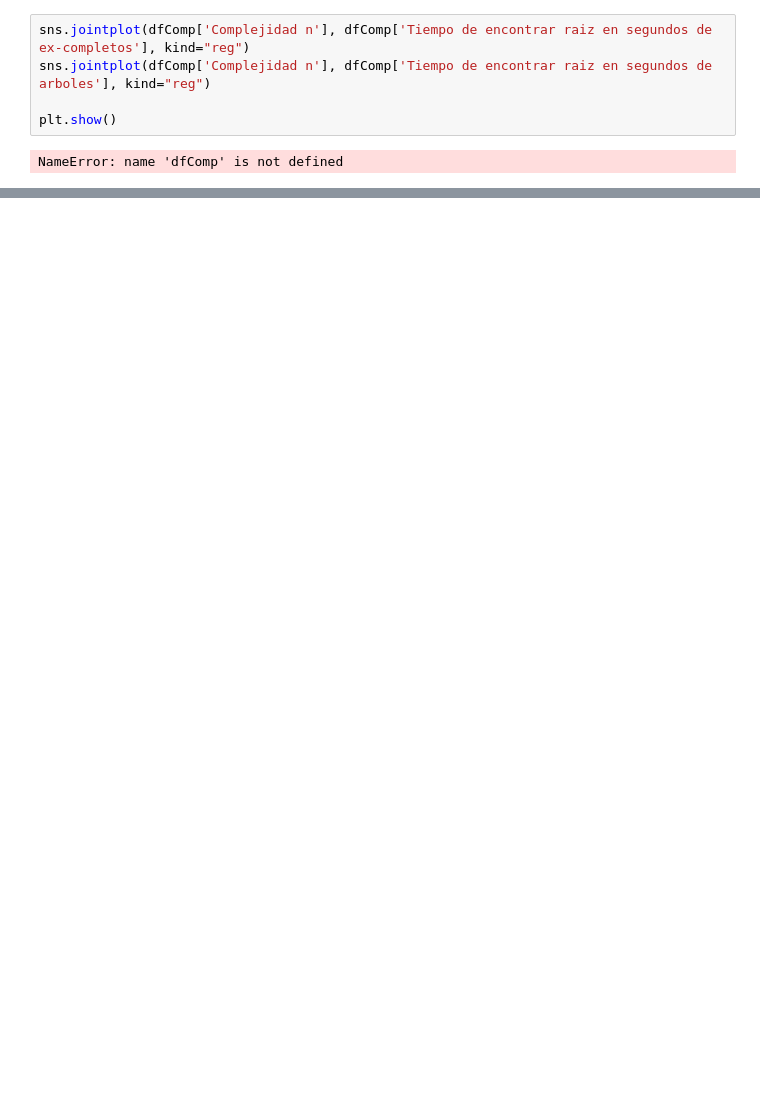
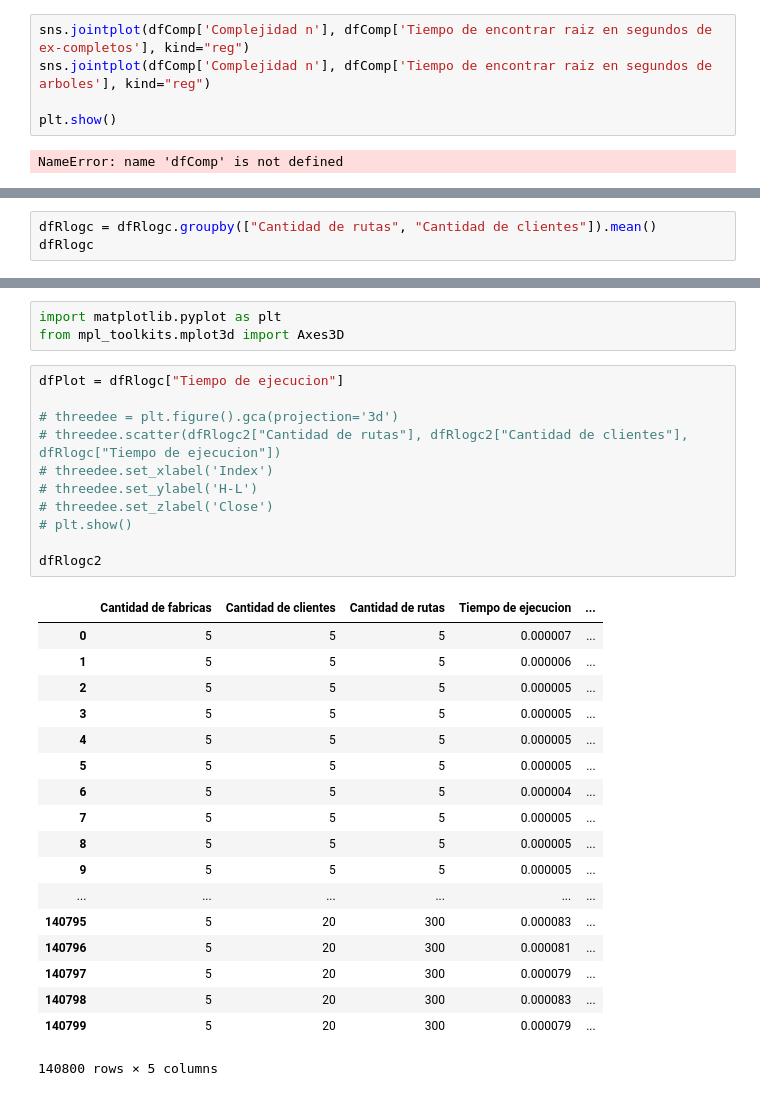
Before and after one commit to cat-j/startup2-algo3, a Jupyter notebook: ej3/generador_de_tests.ipynb, the cells around one changed output, grey strips where cells are left out. Cells and saved outputs as stored; diff of their text form; blank space fills up the shorter version.

```diff
--- a/ej3/generador_de_tests.ipynb
+++ b/ej3/generador_de_tests.ipynb
@@ -283,0 +326,3 @@ NameError: name 'dfComp' is not defined
+# %%
+dfRlogc = dfRlogc.groupby(["Cantidad de rutas", "Cantidad de clientes"]).mean()
+dfRlogc
@@ -283,0 +349,33 @@ NameError: name 'dfComp' is not defined
+# %%
+import matplotlib.pyplot as plt
+from mpl_toolkits.mplot3d import Axes3D
+# %%
+dfPlot = dfRlogc["Tiempo de ejecucion"]
+
+# threedee = plt.figure().gca(projection='3d')
+# threedee.scatter(dfRlogc2["Cantidad de rutas"], dfRlogc2["Cantidad de clientes"], dfRlogc["Tiempo de ejecucion"])
+# threedee.set_xlabel('Index')
+# threedee.set_ylabel('H-L')
+# threedee.set_zlabel('Close')
+# plt.show()
+
+dfRlogc2
+# %% [output]
+|  | Cantidad de fabricas | Cantidad de clientes | Cantidad de rutas | Tiempo de ejecucion | ... |
+| 0 | 5 | 5 | 5 | 0.000007 | ... |
+| 1 | 5 | 5 | 5 | 0.000006 | ... |
+| 2 | 5 | 5 | 5 | 0.000005 | ... |
+| 3 | 5 | 5 | 5 | 0.000005 | ... |
+| 4 | 5 | 5 | 5 | 0.000005 | ... |
+| 5 | 5 | 5 | 5 | 0.000005 | ... |
+| 6 | 5 | 5 | 5 | 0.000004 | ... |
+| 7 | 5 | 5 | 5 | 0.000005 | ... |
+| 8 | 5 | 5 | 5 | 0.000005 | ... |
+| 9 | 5 | 5 | 5 | 0.000005 | ... |
+| ... | ... | ... | ... | ... | ... |
+| 140795 | 5 | 20 | 300 | 0.000083 | ... |
+| 140796 | 5 | 20 | 300 | 0.000081 | ... |
+| 140797 | 5 | 20 | 300 | 0.000079 | ... |
+| 140798 | 5 | 20 | 300 | 0.000083 | ... |
+| 140799 | 5 | 20 | 300 | 0.000079 | ... |
+140800 rows × 5 columns
```
Also changed, not shown: parts of 12 cells of this notebook.
